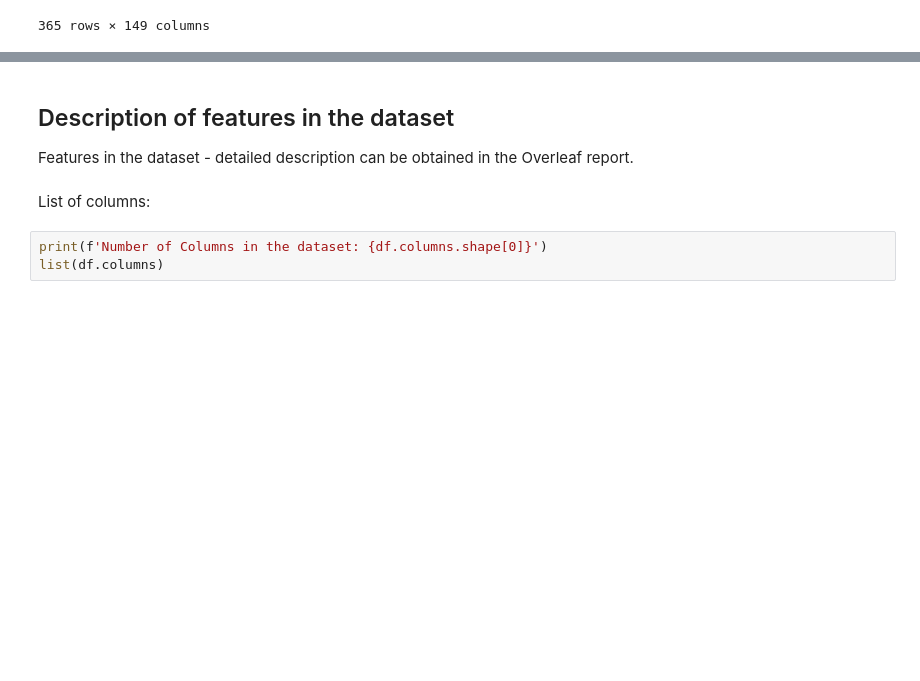
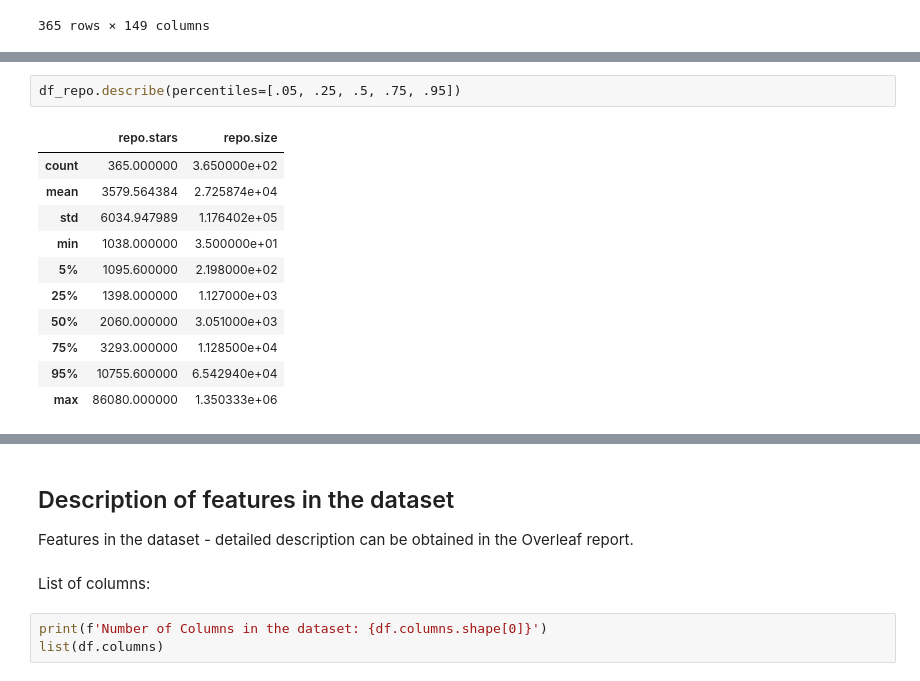
Before and after one commit to Glemhel/subsetter, a Jupyter notebook: Subsetter.ipynb, the cells around one changed output, grey strips where cells are left out. Drawn from its saved outputs; the diff is of its cells as text; blank space fills up the shorter version.

```diff
--- a/Subsetter.ipynb
+++ b/Subsetter.ipynb
@@ -68,0 +88,14 @@ df
+# %%
+df_repo.describe(percentiles=[.05, .25, .5, .75, .95])
+# %% [output]
+|  | repo.stars | repo.size |
+| count | 365.000000 | 3.650000e+02 |
+| mean | 3579.564384 | 2.725874e+04 |
+| std | 6034.947989 | 1.176402e+05 |
+| min | 1038.000000 | 3.500000e+01 |
+| 5% | 1095.600000 | 2.198000e+02 |
+| 25% | 1398.000000 | 1.127000e+03 |
+| 50% | 2060.000000 | 3.051000e+03 |
+| 75% | 3293.000000 | 1.128500e+04 |
+| 95% | 10755.600000 | 6.542940e+04 |
+| max | 86080.000000 | 1.350333e+06 |
```
Also changed, not shown: parts of 4 cells of this notebook.
